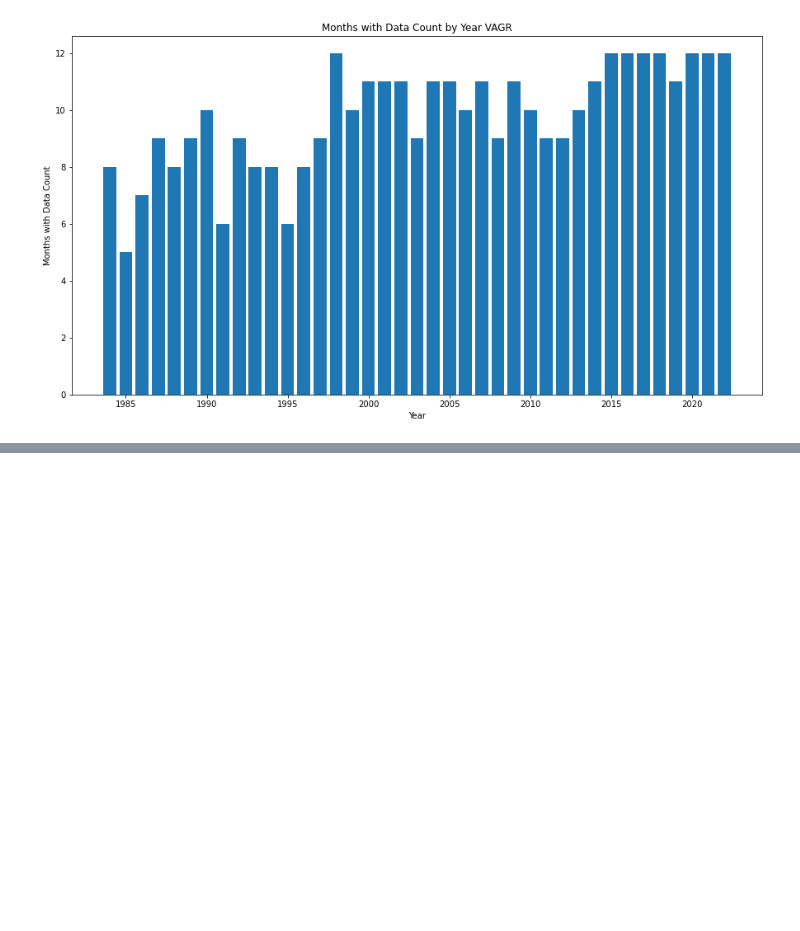
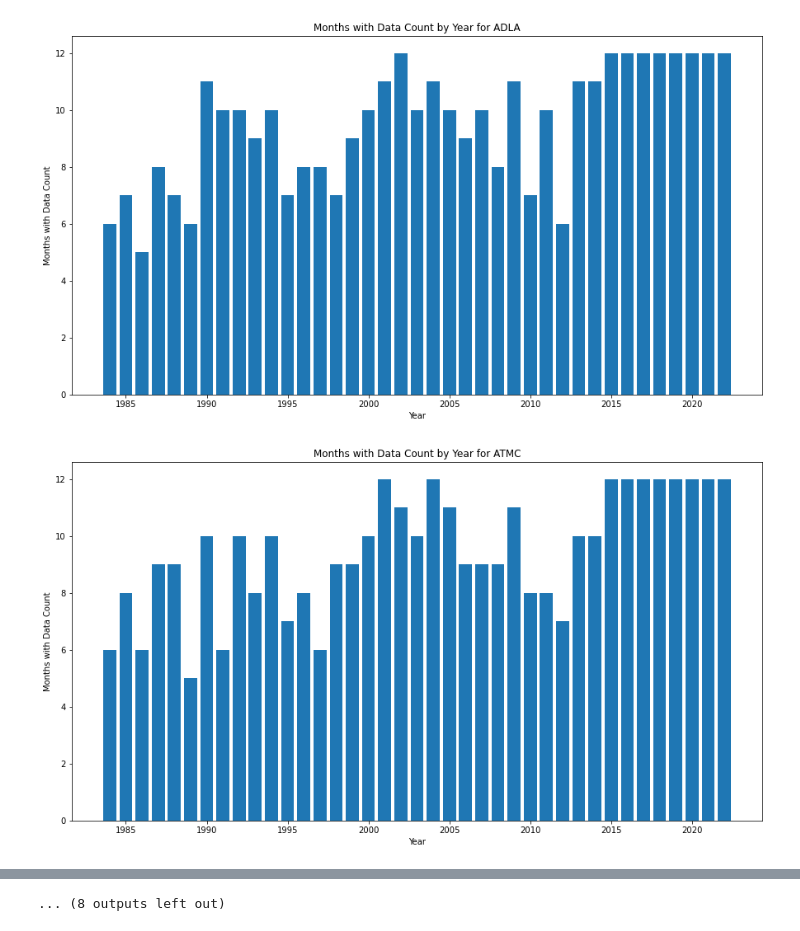
Before and after one commit to carolinamrcr/wave-whisperers, a Jupyter notebook: dataset_linhascosta/EDA_linhasCosta.ipynb, the cells around one changed output, grey strips where cells are left out. Drawn from its saved outputs; the diff is of its cells as text; code cells hidden in the pictures; blank space fills up the shorter version.

```diff
--- a/dataset_linhascosta/EDA_linhasCosta.ipynb
+++ b/dataset_linhascosta/EDA_linhasCosta.ipynb
@@ -1,4 +1,8 @@
 # %%
 import pandas as pd
 import matplotlib.pyplot as plt
+# %%
+sites = ["ADLA", "ATMC", "BARR", "CCCL", "CCFT", "COSN", "CVCC",
+         "CVMR", "FTAD", "GBHA", "LABI", "MCCO", "MEIA", "MGVR",
+         "MIRA", "MRMG", "NNOR", "TORR", "TRAT", "VAGR"]
 # %%
@@ -164,40 +46,11 @@ plt.show()
-# %%
-# Read the CSV file
-dfvagr = pd.read_csv('VAGR_shoreline_timeseries.csv')
-date_column = 'dates'
-
-# Convert the "date" column to datetime format
-dfvagr[date_column] = pd.to_datetime(dfvagr[date_column])
-
-# Extract month and year
-dfvagr['month'] = dfvagr[date_column].dt.month
-dfvagr['year'] = dfvagr[date_column].dt.year
-
-# Create a set of all months in a year
-all_months = set(range(1, 13))
-
-# Get unique month-year combinations
-unique_months = set(zip(dfvagr['year'], dfvagr['month']))
-
-# Calculate missing months for each year
-missing_months_by_year = {}
-for year in range(min(dfvagr['year']), max(dfvagr['year']) + 1):
-    missing_months = all_months - set(month for y, month in unique_months if y == year)
-    missing_months_by_year[year] = missing_months
-
-months_with_data_by_year = {}
-months_with_data_count_by_year = {}
-for year in range(min(dfvagr['year']), max(dfvagr['year']) + 1):
-    months_with_data = set(month for y, month in unique_months if y == year)
-    months_with_data_by_year[year] = months_with_data
-    months_with_data_count_by_year[year] = len(months_with_data)
-
-# Create a bar plot
-plt.figure(figsize=(15, 8))
-plt.bar(months_with_data_count_by_year.keys(), months_with_data_count_by_year.values())
-plt.xlabel('Year')
-plt.ylabel('Months with Data Count')
-plt.title('Months with Data Count by Year VAGR')
-plt.show()
-# %% [output]
-[figure, removed]
+# %%
+# Generate plots for each site
+for site in sites:
+    df = pd.read_csv(f"{site}_shoreline_timeseries.csv")
+    date_column = 'dates'
+    df['site'] = site
+
+    plot_months_with_data_count(df, site)
+# %% [output]
+[figure, added]
+[figure, added]
@@ -203,0 +67 @@ plt.show()
+... (8 outputs left out)
```
Also changed, not shown: parts of 5 cells of this notebook.
